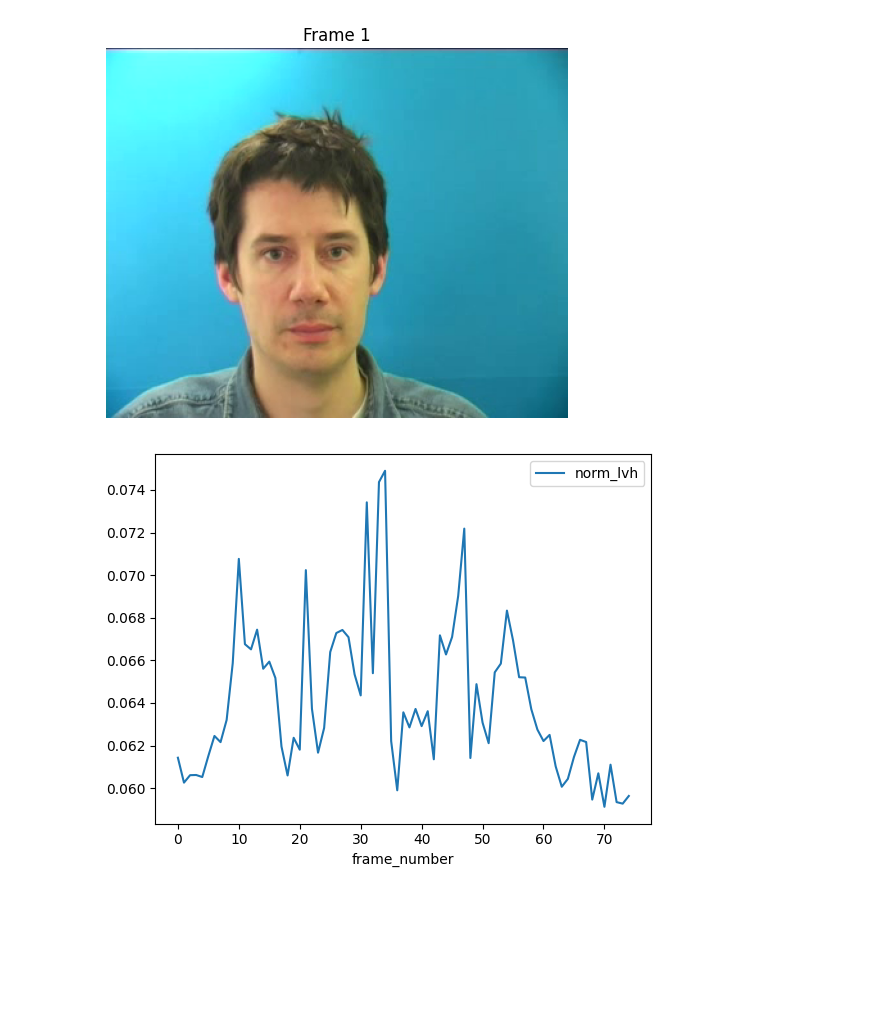
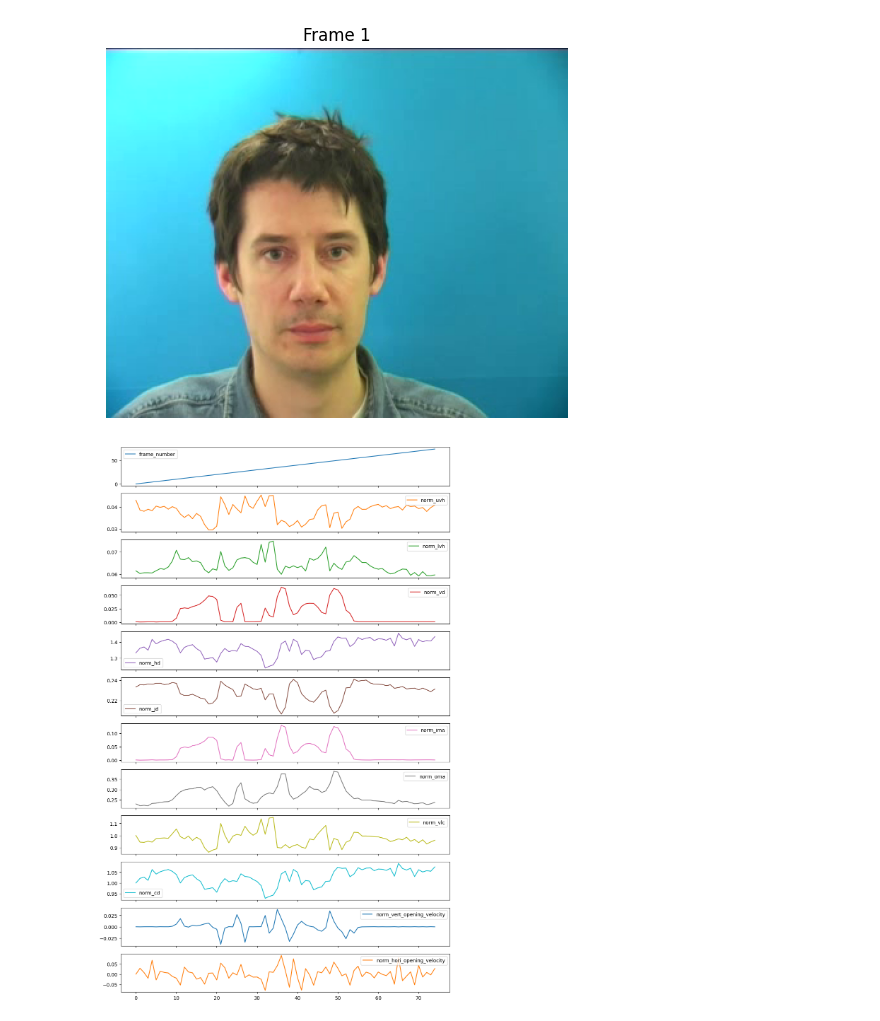
Before and after one commit to voR789/Lip-Reading, a Jupyter notebook: notebooks/simplified_notebook.ipynb, the cells around one changed output. Saved outputs shown, nothing was run; the diff lists cells and outputs as text; code cells hidden in the pictures; blank space fills up the shorter version.

```diff
--- a/notebooks/simplified_notebook.ipynb
+++ b/notebooks/simplified_notebook.ipynb
@@ -236,15 +236,11 @@ def fetch_refined(frame, previous_data, frame_number):
     norm_ima, norm_oma = normalize_area(coords, [inner_mouth_area, outer_mouth_area])
 
     if(frame_number == 0): # no temporal data for frame 0 due to backwards finite difference -> assume at rest
-        vert_lip_compression = 0
-        corner_displacement = 0
+        norm_vlc = 1
+        norm_cd = 1
     else:
-        vert_lip_compression = (upper_vermillion_height + lower_verillion_height) / (previous_data[0][0]['norm_uvh'] + previous_data[0][0]['norm_lvh'])
-        corner_displacement = hori_distance / previous_data[0][0]['norm_hd']
-
-    norm_vlc, = normalize_vertical_measurements(coords, [vert_lip_compression])
-    norm_cd, = normalize_horizontal_measurements(coords, [corner_displacement])
-
+        norm_vlc = (norm_uvh + norm_lvh) / (previous_data[0][0]['norm_uvh'] + previous_data[0][0]['norm_lvh'])
+        norm_cd = norm_hd / previous_data[0][0]['norm_hd']
 
     # Individual Landmark Velocities and landmarks 2 Dimensional
     # Normalize coordingates first to consistent origin - midpt of eyes
@@ -252,17 +248,17 @@ def fetch_refined(frame, previous_data, frame_number):
     norm_coords = [((coord[0]-eye_midpt[0]),(coord[1]-eye_midpt[1])) for coord in coords]
     key_landmarks_index = [78, 308, 13, 14, 152, 311, 81, 402, 178]
 
-    key_norm_coords = {f"l_{i}":norm_coords[i] for i in key_landmarks_index}
+    key_norm_coords = {f"landmark_{i}":norm_coords[i] for i in key_landmarks_index}
 
 
     velocities = {}
     if frame_number == 0:
-        velocities = {f"l_{i}": 0 for i in key_landmarks_index}
+        velocities = {f"landmark_{i}": 0 for i in key_landmarks_index}
     else:
         for i in key_landmarks_index:
             v_x = (norm_coords[i][0] - previous_data[frame_number - 1][1][i][0])
             v_y = (norm_coords[i][1] - previous_data[frame_number - 1][1][i][1])
-            velocities[f"l_{i}"] = (v_x,v_y)
+            velocities[f"landmark_{i}"] = (v_x,v_y)
 
     # Engineered Feature Velocities - 1 Dimensional
     if frame_number == 0:
@@ -282,7 +278,7 @@ def fetch_refined(frame, previous_data, frame_number):
         'norm_ima': norm_ima,
         'norm_oma': norm_oma,
         'norm_vlc': norm_vlc,
-        'norm_cd_1': norm_cd,
+        'norm_cd': norm_cd,
         'norm_vert_opening_velocity': norm_vert_opening_velocity,
         'norm_hori_opening_velocity': norm_hori_opening_velocity,
     }
@@ -334,7 +330,10 @@ plt.show()
 # %%
 # Plotting data to visualize outliers
 # Replace y with valid column names
-df1.plot(x= 'frame_number', y='norm_lvh' ,kind= 'line')
+
+# df1.plot(x= 'frame_number', y='norm_lvh' ,kind= 'line')
+
+df1.plot(subplots=True, figsize=(12,20))
 plt.show()
 # %% [output]
-[figure, old version]
+[figure, new version]
```
